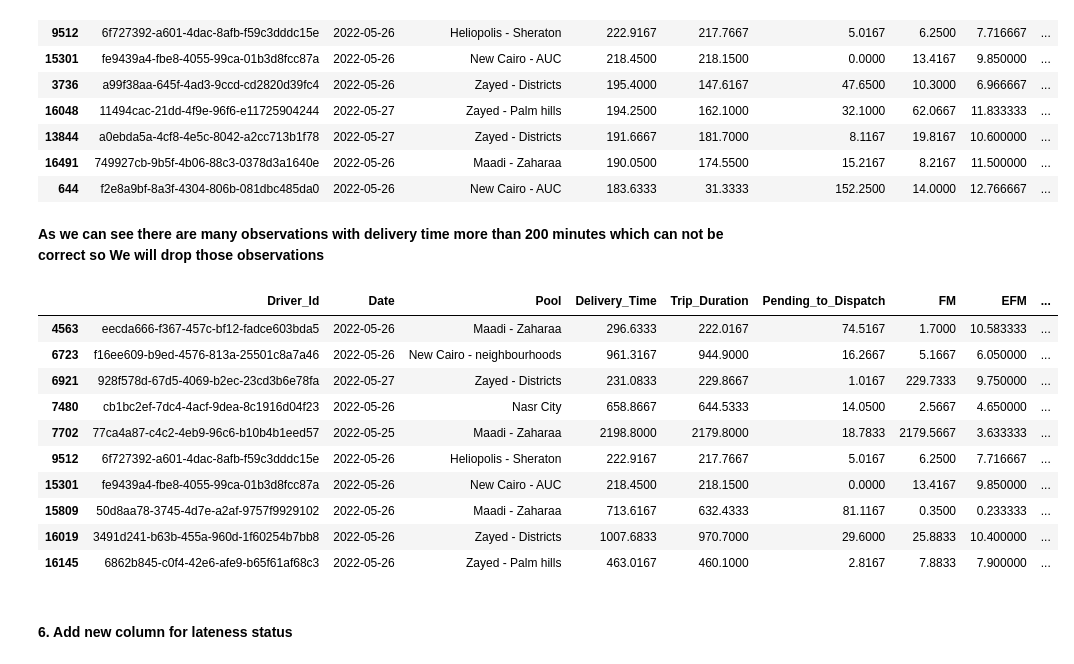
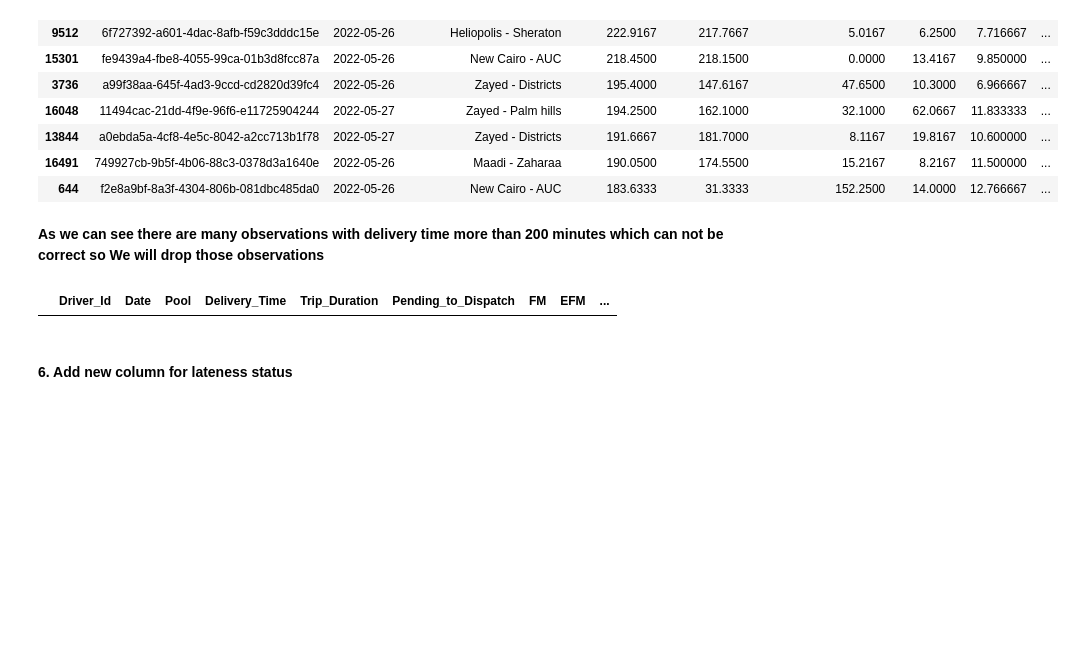
Before and after one commit to Muhammet-Abd-ElWahab/Exploratory_Data_Analysis_Projects, a Jupyter notebook: 8_Fleet_Quality_Analysis_For_Food_Delivery_App/Fleet Quality Analysis For Food Delivery App.ipynb, the cells around one changed output. Cells and saved outputs as stored; diff of their text form; code cells hidden in the pictures; blank space fills up the shorter version.

```diff
--- a/8_Fleet_Quality_Analysis_For_Food_Delivery_App/Fleet Quality Analysis For Food Delivery App.ipynb
+++ b/8_Fleet_Quality_Analysis_For_Food_Delivery_App/Fleet Quality Analysis For Food Delivery App.ipynb
@@ -428,19 +428,9 @@ df_clean.drop(long.index, inplace=True)
 # %%
 # confirm changes
 
-long
+df_clean[df_clean.Delivery_Time >200]
 # %% [output]
 |  | Driver_Id | Date | Pool | Delivery_Time | Trip_Duration | Pending_to_Dispatch | FM | EFM | ... |
-| 4563 | eecda666-f367-457c-bf12-fadce603bda5 | 2022-05-26 | Maadi - Zaharaa | 296.6333 | 222.0167 | 74.5167 | 1.7000 | 10.583333 | ... |
-| 6723 | f16ee609-b9ed-4576-813a-25501c8a7a46 | 2022-05-26 | New Cairo - neighbourhoods | 961.3167 | 944.9000 | 16.2667 | 5.1667 | 6.050000 | ... |
-| 6921 | 928f578d-67d5-4069-b2ec-23cd3b6e78fa | 2022-05-27 | Zayed - Districts | 231.0833 | 229.8667 | 1.0167 | 229.7333 | 9.750000 | ... |
-| 7480 | cb1bc2ef-7dc4-4acf-9dea-8c1916d04f23 | 2022-05-26 | Nasr City | 658.8667 | 644.5333 | 14.0500 | 2.5667 | 4.650000 | ... |
-| 7702 | 77ca4a87-c4c2-4eb9-96c6-b10b4b1eed57 | 2022-05-25 | Maadi - Zaharaa | 2198.8000 | 2179.8000 | 18.7833 | 2179.5667 | 3.633333 | ... |
-| 9512 | 6f727392-a601-4dac-8afb-f59c3dddc15e | 2022-05-26 | Heliopolis - Sheraton | 222.9167 | 217.7667 | 5.0167 | 6.2500 | 7.716667 | ... |
-| 15301 | fe9439a4-fbe8-4055-99ca-01b3d8fcc87a | 2022-05-26 | New Cairo - AUC | 218.4500 | 218.1500 | 0.0000 | 13.4167 | 9.850000 | ... |
-| 15809 | 50d8aa78-3745-4d7e-a2af-9757f9929102 | 2022-05-26 | Maadi - Zaharaa | 713.6167 | 632.4333 | 81.1167 | 0.3500 | 0.233333 | ... |
-| 16019 | 3491d241-b63b-455a-960d-1f60254b7bb8 | 2022-05-26 | Zayed - Districts | 1007.6833 | 970.7000 | 29.6000 | 25.8833 | 10.400000 | ... |
-| 16145 | 6862b845-c0f4-42e6-afe9-b65f61af68c3 | 2022-05-26 | Zayed - Palm hills | 463.0167 | 460.1000 | 2.8167 | 7.8833 | 7.900000 | ... |
 # %% [markdown]
 #### 6. Add new column for lateness status
 # %% [markdown]
```
Also changed, not shown: parts of 5 cells of this notebook.
